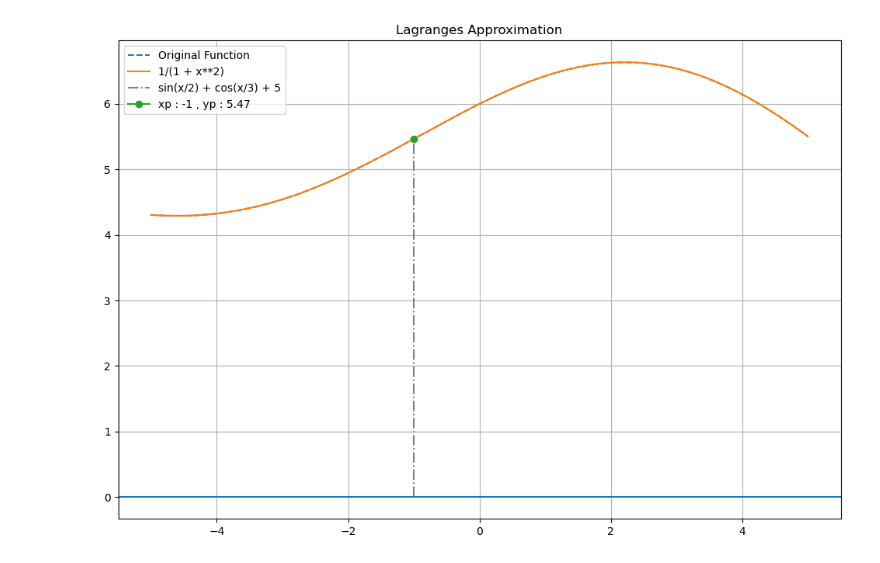
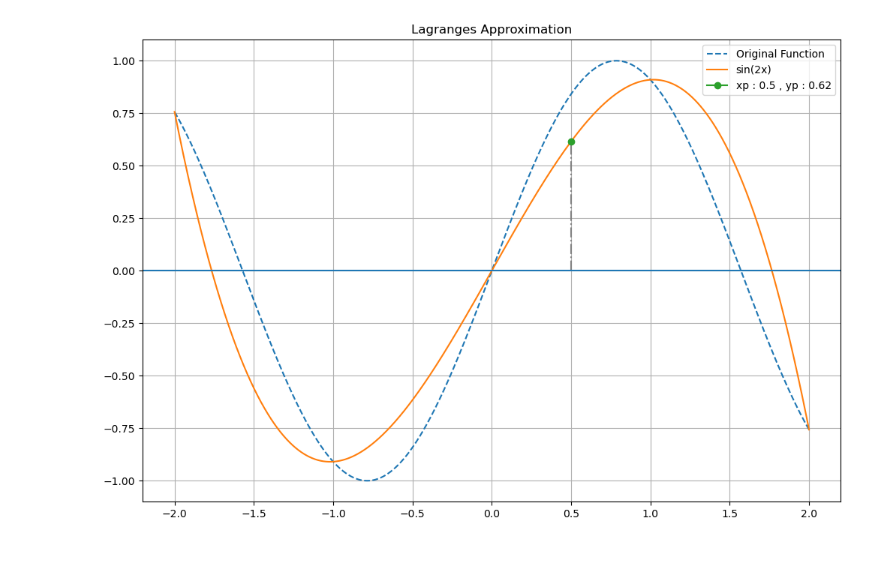
Before and after one commit to GaganBhusal/NM, a Jupyter notebook: LagrangesMethod.ipynb, the cells around one changed output. Drawn from its saved outputs; the diff is of its cells as text; code cells hidden in the pictures.

```diff
--- a/LagrangesMethod.ipynb
+++ b/LagrangesMethod.ipynb
@@ -18,26 +18,26 @@ q = 5
 # %%
-def adada(x):
-    return np.sin(x/2) + np.cos(x/3) + 5
+def f(x):
+    return np.sin(2 * x)
 # %%
 X = np.arange(p, q)
-Y = [adada(x) for x in X]
+Y = [f(x) for x in X]
 # %%
-A = np.linspace(p, q, 1000)
+A = np.linspace(p, q, 10000)
 B = [Lagrange(X, Y, a) for a in A]
-YY = [adada(x) for x in A]
+YY = [f(x) for x in A]
 # %%
-xp = -1
+xp = 0.5
 approx = Lagrange(X, Y, xp)
 # %%
 plt.figure(figsize = (12, 8))
 plt.plot(A, YY, linestyle = "--",label = "Original Function")
-plt.plot(A, B, label = "1/(1 + x**2)")
-plt.vlines(xp, 0, approx, linestyle = '-.', color = 'grey', label = "sin(x/2) + cos(x/3) + 5")
+plt.plot(A, B, label = "sin(2x)")
+plt.vlines(xp, 0, approx, linestyle = '-.', color = 'grey', )
 plt.plot(xp, approx, marker = 'o', label = f"xp : {xp} , yp : {approx:.2f}")
 plt.axhline(0)
 plt.legend()
 plt.title("Lagranges Approximation")
 
 plt.grid()
 # %% [output]
-[figure, old version]
+[figure, new version]
```
Also changed, not shown: parts of 1 cell of this notebook, 1 other file.
